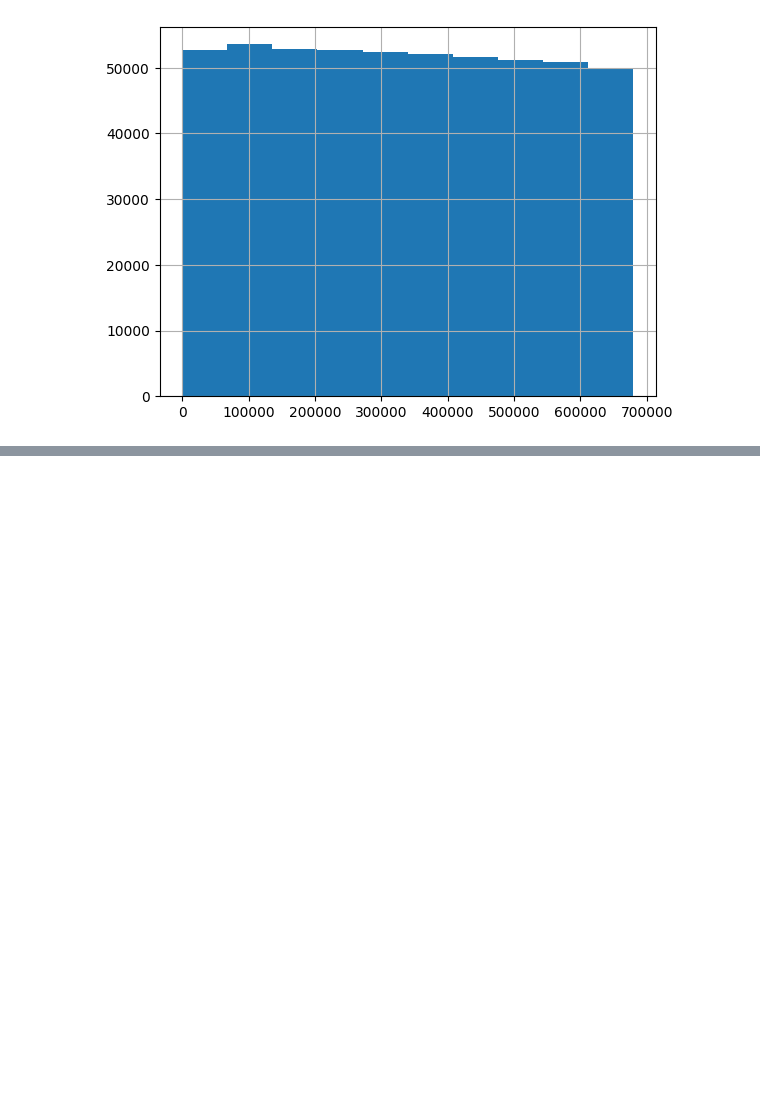
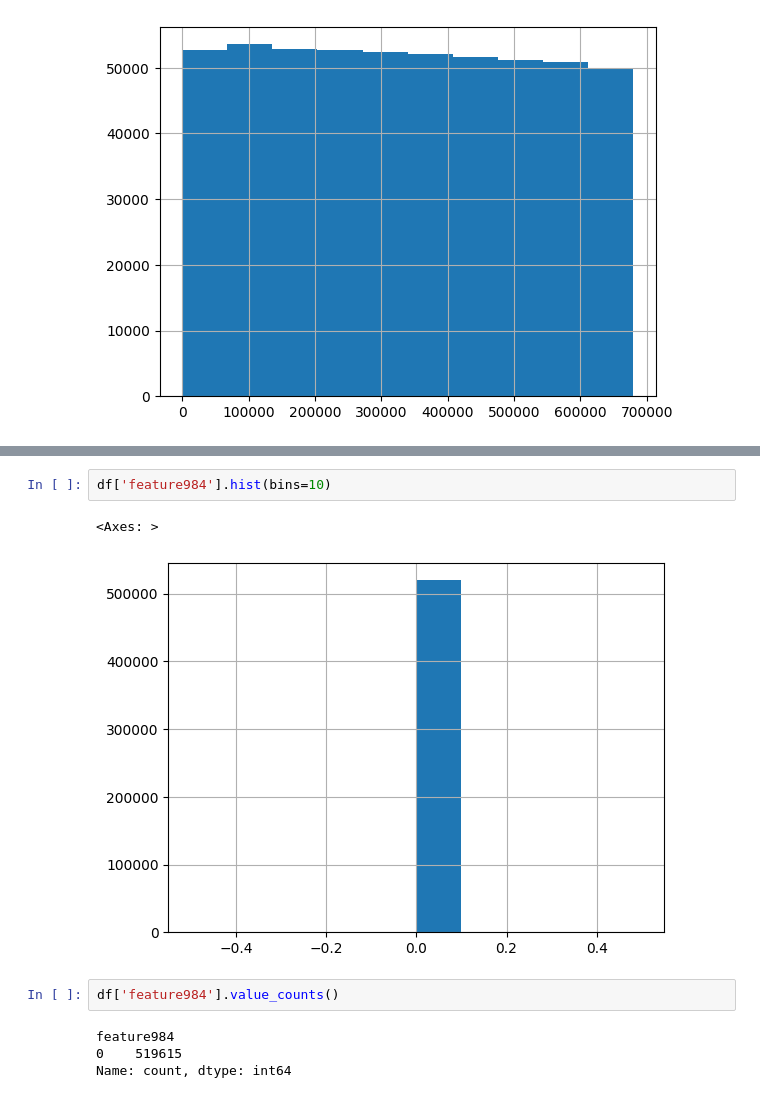
Before and after one commit to REU-DS-CLUB/purple_hack, a Jupyter notebook: EDA_Maria.ipynb, the cells around one changed output, grey strips where cells are left out. Cells and saved outputs as stored; diff of their text form; blank space fills up the shorter version.

```diff
--- a/EDA_Maria.ipynb
+++ b/EDA_Maria.ipynb
@@ -389,0 +527,11 @@ df['feature954'].hist()
+# %%
+df['feature984'].hist(bins=10)
+# %% [output]
+<Axes: >
+[figure, added]
+# %%
+df['feature984'].value_counts()
+# %% [output]
+feature984
+0    519615
+Name: count, dtype: int64
```
Also changed, not shown: parts of 12 cells of this notebook, 4 other files.
